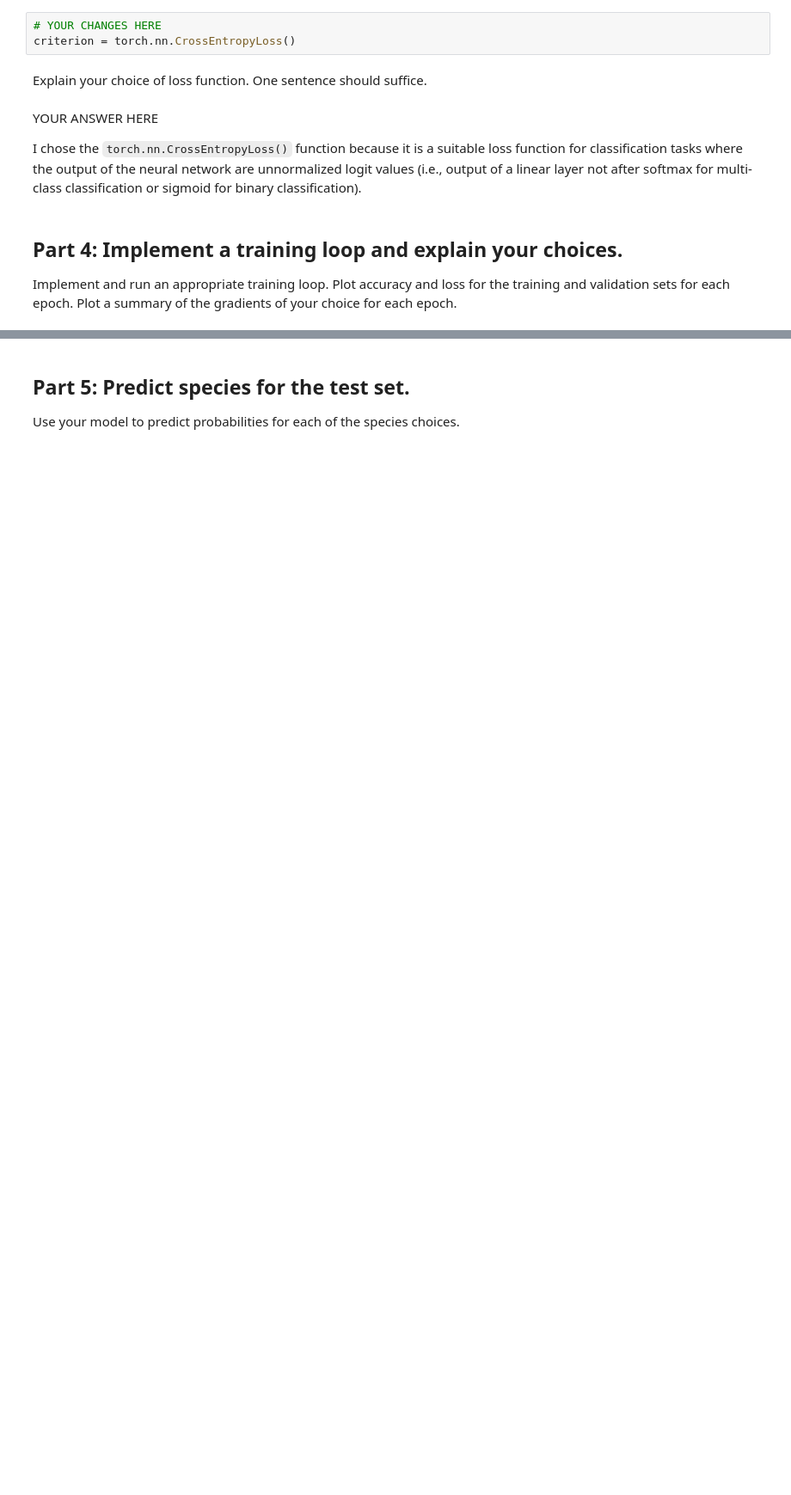
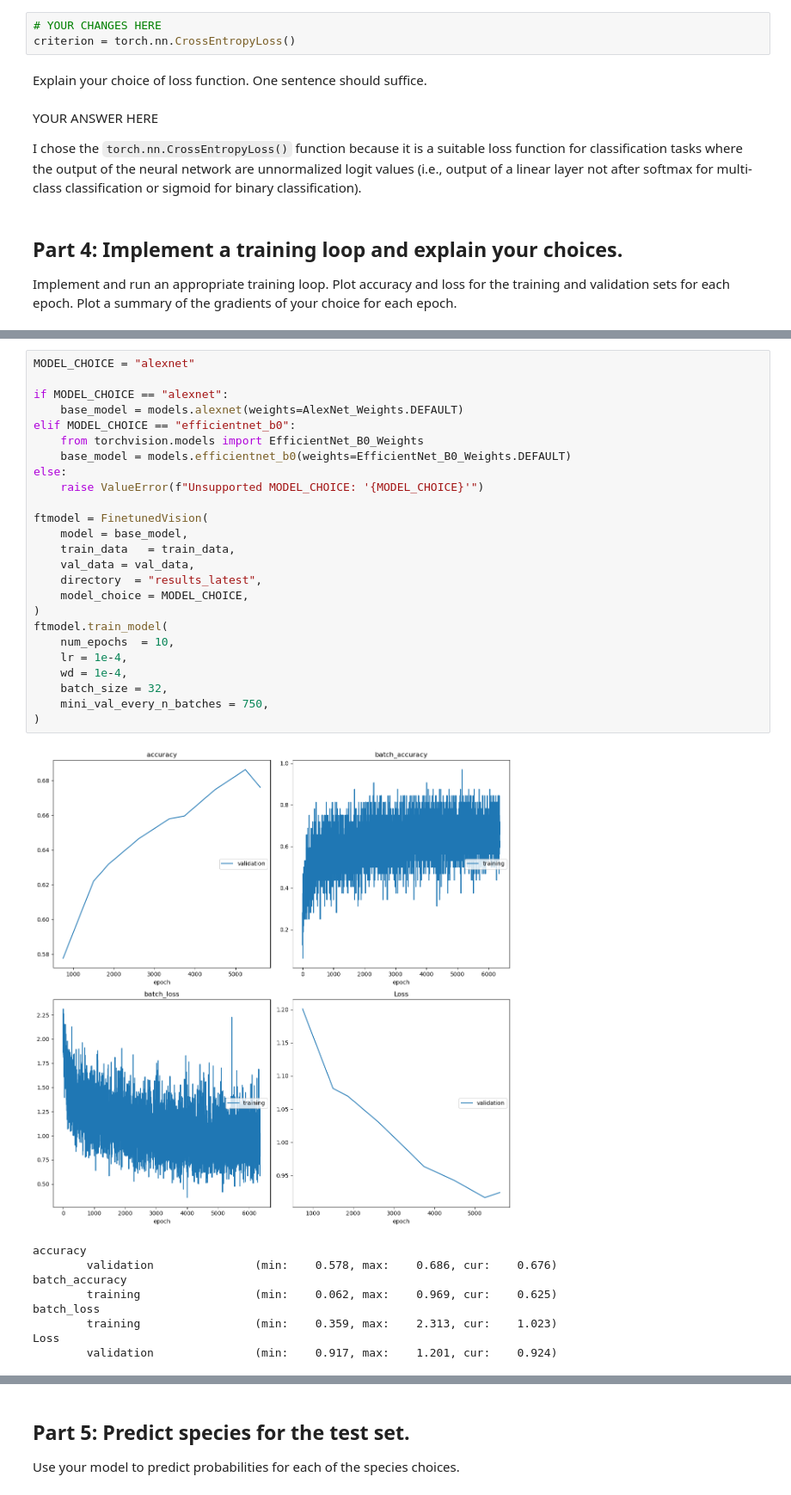
Before and after one commit to stanleyhuang12/finetune-cnn, a Jupyter notebook: project2.ipynb, the cells around one changed output, grey strips where cells are left out. Shown at 86% size. Drawn from its saved outputs; the diff is of its cells as text; blank space fills up the shorter version.

```diff
--- a/project2.ipynb
+++ b/project2.ipynb
@@ -765,0 +834,35 @@ Ended training early
+# %%
+MODEL_CHOICE = "alexnet"
+
+if MODEL_CHOICE == "alexnet":
+    base_model = models.alexnet(weights=AlexNet_Weights.DEFAULT)
+elif MODEL_CHOICE == "efficientnet_b0":
+    from torchvision.models import EfficientNet_B0_Weights
+    base_model = models.efficientnet_b0(weights=EfficientNet_B0_Weights.DEFAULT)
+else:
+    raise ValueError(f"Unsupported MODEL_CHOICE: '{MODEL_CHOICE}'")
+
+ftmodel = FinetunedVision(
+    model = base_model,
+    train_data   = train_data,
+    val_data = val_data,
+    directory  = "results_latest",
+    model_choice = MODEL_CHOICE,
+)
+ftmodel.train_model(
+    num_epochs  = 10,
+    lr = 1e-4,
+    wd = 1e-4,
+    batch_size = 32,
+    mini_val_every_n_batches = 750,
+)
+# %% [output]
+[figure, added]
+accuracy
+        validation               (min:    0.578, max:    0.686, cur:    0.676)
+batch_accuracy
+        training                 (min:    0.062, max:    0.969, cur:    0.625)
+batch_loss
+        training                 (min:    0.359, max:    2.313, cur:    1.023)
+Loss
+        validation               (min:    0.917, max:    1.201, cur:    0.924)
```
Also changed, not shown: parts of 22 cells of this notebook.
